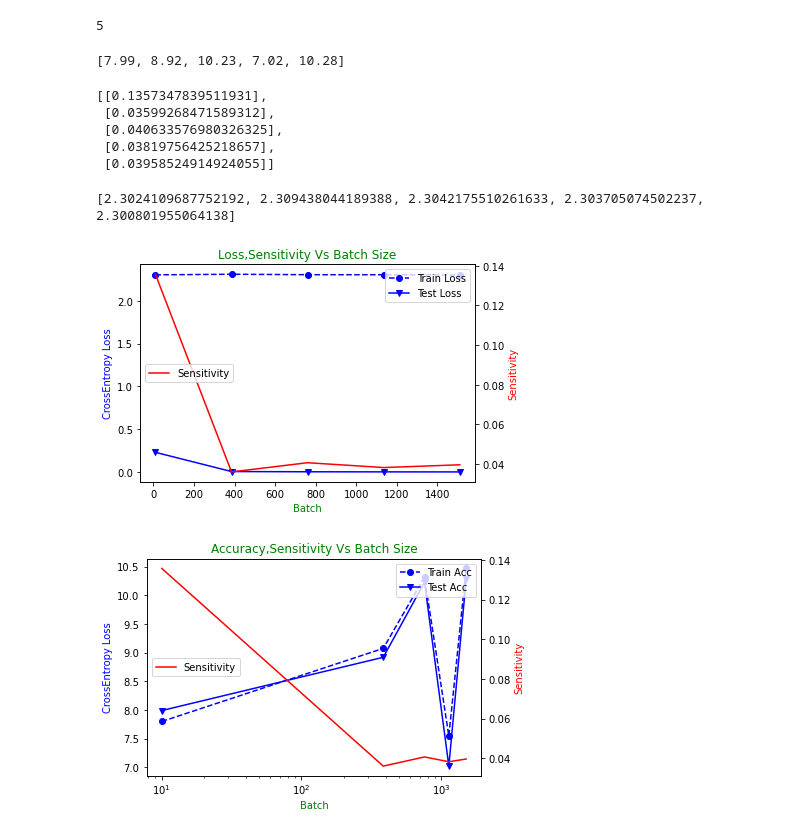
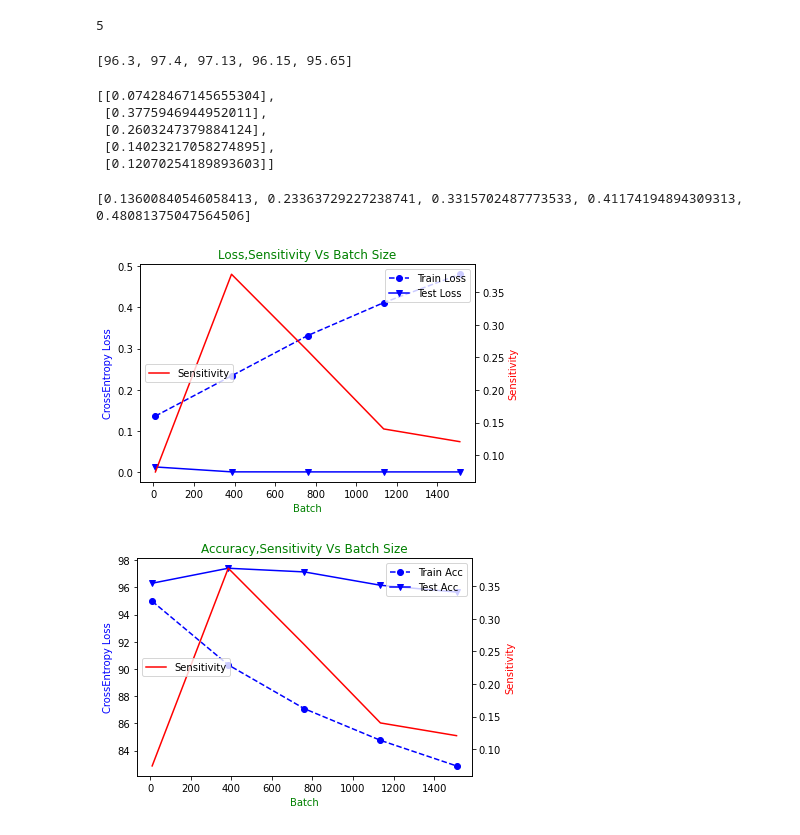
Before and after one commit to DineshchandarR/CPSC-8430-Deep-Learning-001, a Jupyter notebook: HW1/HW1.3_FlatnessVSGenP2.ipynb, the cells around one changed output. Cells and saved outputs as stored; diff of their text form; code cells hidden in the pictures.

```diff
--- a/HW1/HW1.3_FlatnessVSGenP2.ipynb
+++ b/HW1/HW1.3_FlatnessVSGenP2.ipynb
@@ -189,12 +188,14 @@ modelsTestAccArr = []
 modelsSensitivityArr=[]
 
 for i in range (len(batchArr)):
+    torch.manual_seed(1)
+
     j=copy.deepcopy(i)
     j = Model()
     loss_func = nn.CrossEntropyLoss()
     optimizer = torch.optim.Adam(j.parameters(), lr=0.0015, weight_decay = 1e-2)
 
-    max_epochs = 15
+    max_epochs = 5
     train_batch_size = int(batchArr[i])
 
     a=[]
@@ -241,7 +242,7 @@ len(modelsTrainAccArr)
 # %%
 modelsTestAccArr
 # %% [output]
-[7.99, 8.92, 10.23, 7.02, 10.28]
+[96.3, 97.4, 97.13, 96.15, 95.65]
 # %%
 def meanScore(dataArr):
     meanModelData = []
@@ -266,15 +267,15 @@ def maxScore(dataArr):
 # %%
 modelsSensitivityArr
 # %% [output]
-[[0.1357347839511931],
- [0.03599268471589312],
- [0.040633576980326325],
- [0.03819756425218657],
- [0.03958524914924055]]
+[[0.07428467145655304],
+ [0.3775946944952011],
+ [0.2603247379884124],
+ [0.14023217058274895],
+ [0.12070254189893603]]
 # %%
 print(minScore(modelsTrainLossArr))
 # %% [output]
-[2.3024109687752192, 2.309438044189388, 2.3042175510261633, 2.303705074502237, 2.300801955064138]
+[0.13600840546058413, 0.23363729227238741, 0.3315702487773533, 0.41174194894309313, 0.48081375047564506]
 # %%
 fig,ax=plt.subplots()
 ax.plot(batchArr,minScore(modelsTrainLossArr),color="Blue", marker="o",linestyle='dashed')
@@ -297,27 +298,27 @@ plt.show()
 #             dpi=100,
 #             bbox_inches='tight')
 # %% [output]
-[figure, old version]
+[figure, new version]
 # %%
 fig,ax=plt.subplots()
 ax.plot(batchArr,minScore(modelsTrainAccArr),color="Blue", marker="o",linestyle='dashed')
 ax.plot(batchArr,modelsTestAccArr,color="Blue", marker="v")
 ax.legend(['Train Acc','Test Acc'],loc="upper right")
 ax.set_xlabel("Batch",color="Green")
-ax.set_xscale('log')
+#ax.set_xscale('log')
 ax.set_ylabel("CrossEntropy Loss",color = "blue")
 ax.set_title("Accuracy,Sensitivity Vs Batch Size",color="g")
 
 ax2=ax.twinx()
 ax2.plot(batchArr,modelsSensitivityArr,color="red")
 ax2.set_xlabel("Batch",color="Green")
 ax2.set_ylabel("Sensitivity",color = "red")
 ax2.legend(['Sensitivity'],loc="center left")
 
 plt.show()
 # fig.savefig('D:/Clemson/COURSE/SEM-2/CPSC-8430 Deep Learning - 001/Homework/CPSC-8430-Deep-Learning-001/HW1/Diff Batch Graph HW1_3.2Acc.jpg',
 #             format='jpeg',
 #             dpi=100,
 #             bbox_inches='tight')
 # %% [output]
-[figure, old version]
+[figure, new version]
```
Also changed, not shown: parts of 2 cells of this notebook, 13 other files.
